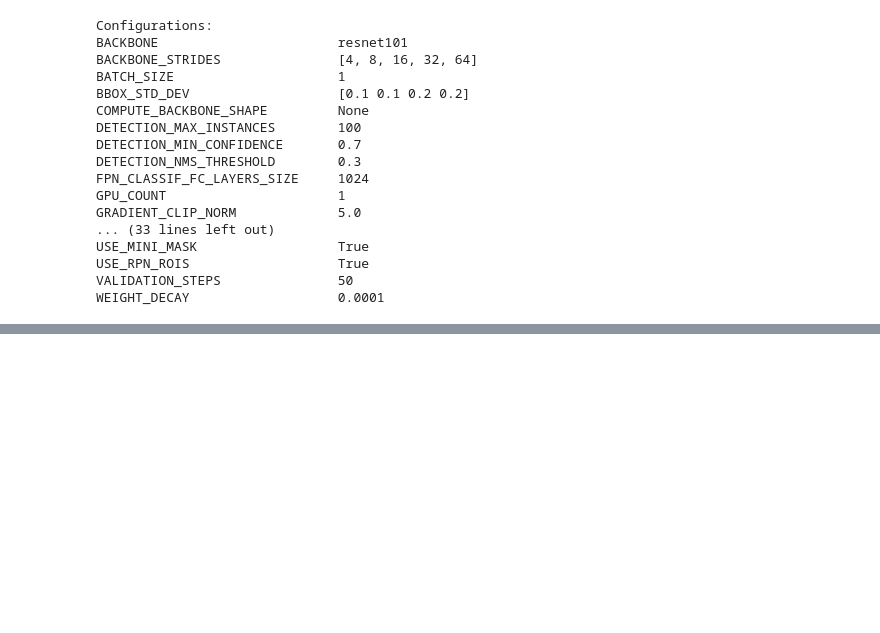
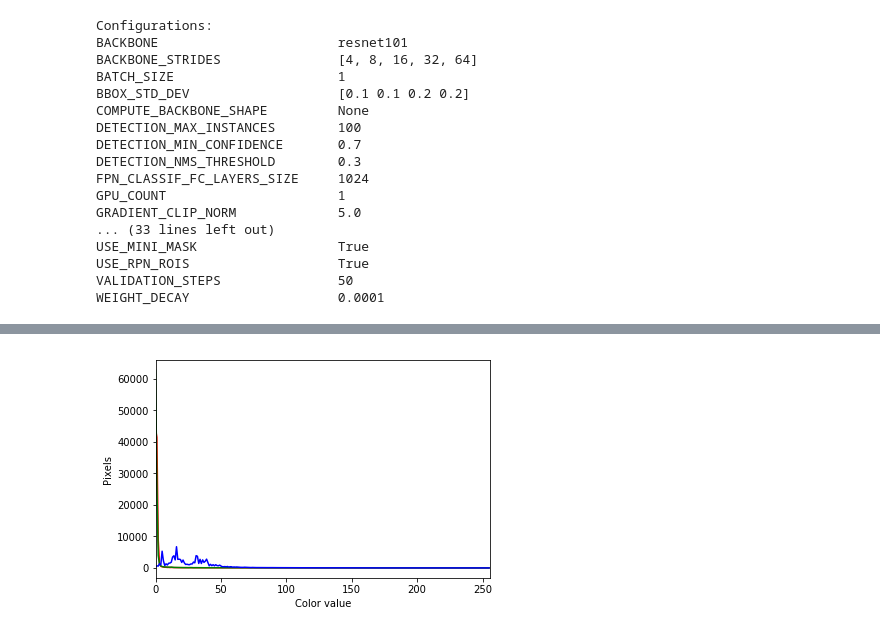
Before and after one commit to limaries30/pyfashion, a Jupyter notebook: model_eda.ipynb, the cells around one changed output, grey strips where cells are left out. Saved outputs shown, nothing was run; the diff lists cells and outputs as text; code cells hidden in the pictures; blank space fills up the shorter version.

```diff
--- a/model_eda.ipynb
+++ b/model_eda.ipynb
@@ -211,0 +197,34 @@ visualize.plot_overlaps(gt_class_id, r['class_ids'], r['scores'],
+# %%
+def get_colort_values(image,mask):
+    '''return r,g,b values of given clothes'''
+
+    assert len(mask.shape)==2
+    assert image.shape[-1]==3
+
+    r_values=image[:,:,0][mask]
+    g_values=image[:,:,1][mask]
+    b_values=image[:,:,2][mask]
+
+    return r_values,g_values,b_values
+# %%
+mask=results[0]['masks'][:,:,1]
+color_values=get_colort_values(image,mask)
+# %%
+colors = ("r", "g", "b")
+channel_ids = (0, 1, 2)
+
+# create the histogram plot, with three lines, one for
+# each color
+plt.xlim([0, 256])
+for idx,color in enumerate(zip(channel_ids, colors)):
+    histogram, bin_edges = np.histogram(
+        color_values[idx], bins=256, range=(0, 256)
+    )
+    plt.plot(bin_edges[0:-1], histogram, color=color[1])
+
+plt.xlabel("Color value")
+plt.ylabel("Pixels")
+
+plt.show()
+# %% [output]
+[figure, added]
```
Also changed, not shown: parts of 19 cells of this notebook, 2 other files.
